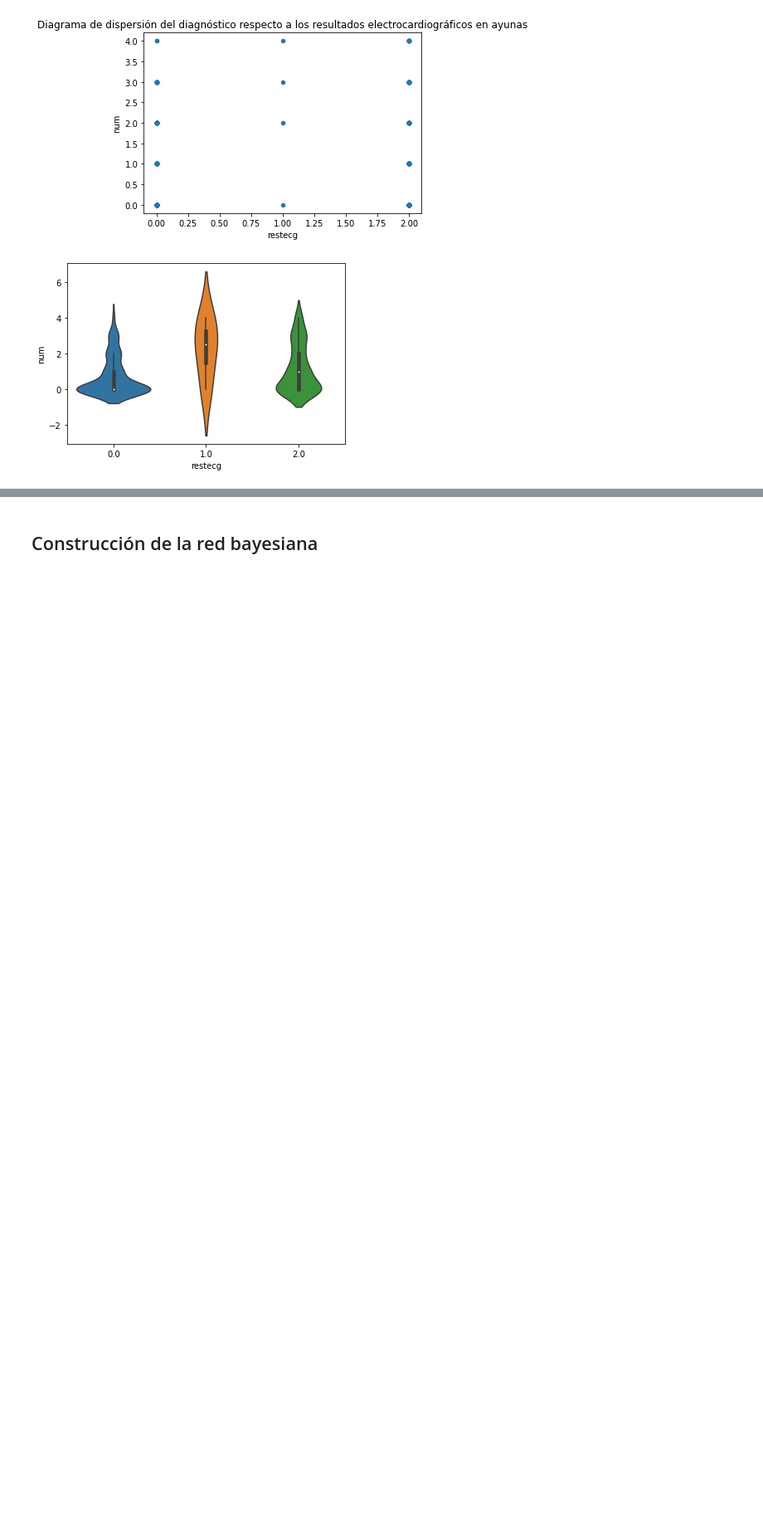
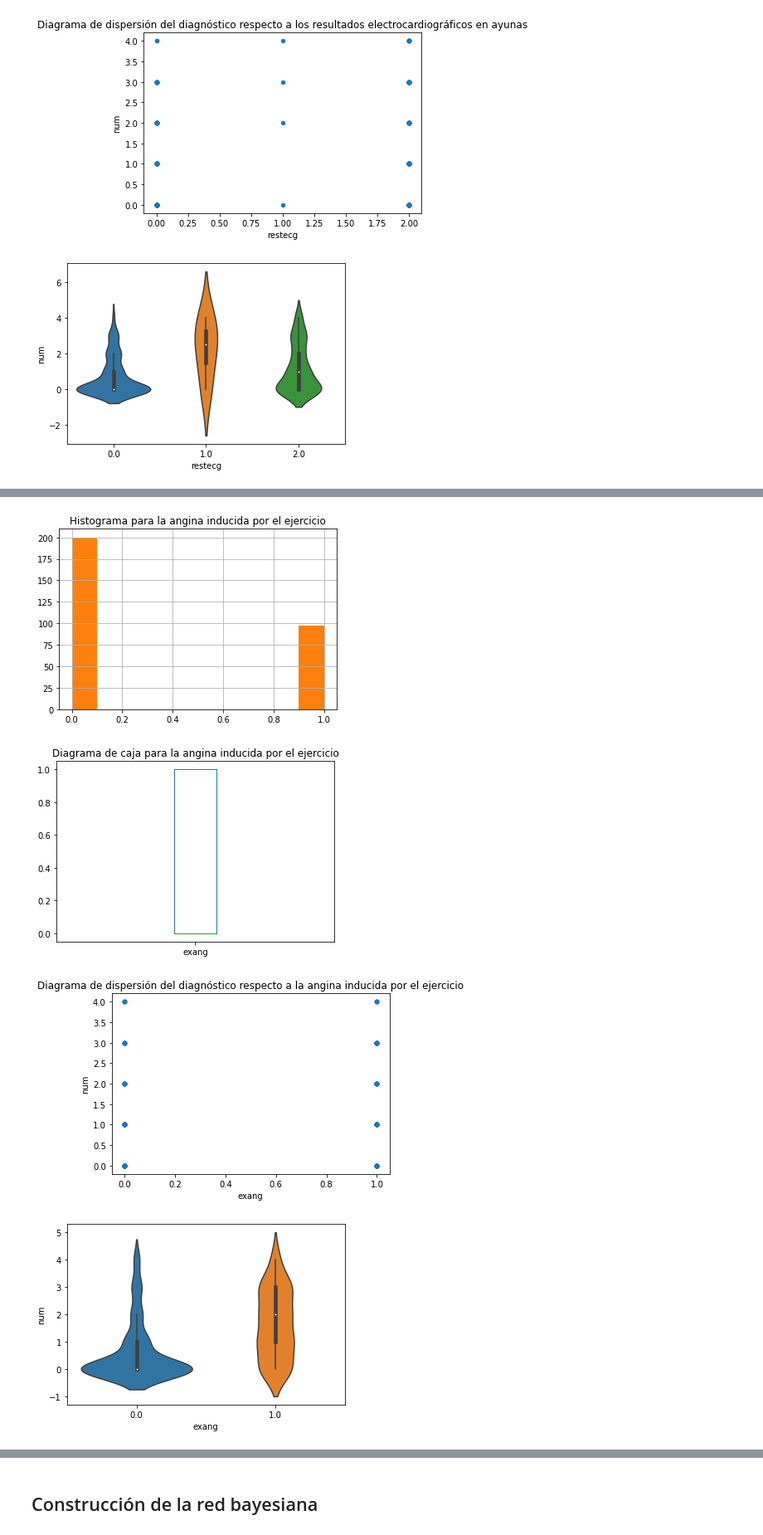
Before and after one commit to karen0c/Proyecto_1_ACTD, a Jupyter notebook: Análisis de datos.ipynb, the cells around one changed output, grey strips where cells are left out. Shown: that part at 83% size. Saved outputs shown, nothing was run; the diff lists cells and outputs as text; code cells hidden in the pictures; blank space fills up the shorter version.

```diff
--- a/Análisis de datos.ipynb
+++ b/Análisis de datos.ipynb
@@ -426,0 +520,22 @@ plt.show()
+# %%
+# Histograma
+datos["exang"].hist()
+datos["exang"].hist().set_title('Histograma para la angina inducida por el ejercicio')
+plt.show()
+
+# Diagrama de caja
+datos["exang"].plot(kind="box", title='Diagrama de caja para la angina inducida por el ejercicio')
+plt.show()
+
+# Diagrama de dispersión
+datos.plot(kind="scatter", x="exang", y="num", title='Diagrama de dispersión del diagnóstico respecto a la angina inducida por el ejercicio')
+plt.show()
+
+# Diagrama de violín
+sns.violinplot(x="exang", y="num", data=datos)
+plt.show()
+# %% [output]
+[figure, added]
+[figure, added]
+[figure, added]
+[figure, added]
```
Also changed, not shown: parts of 32 cells of this notebook.
